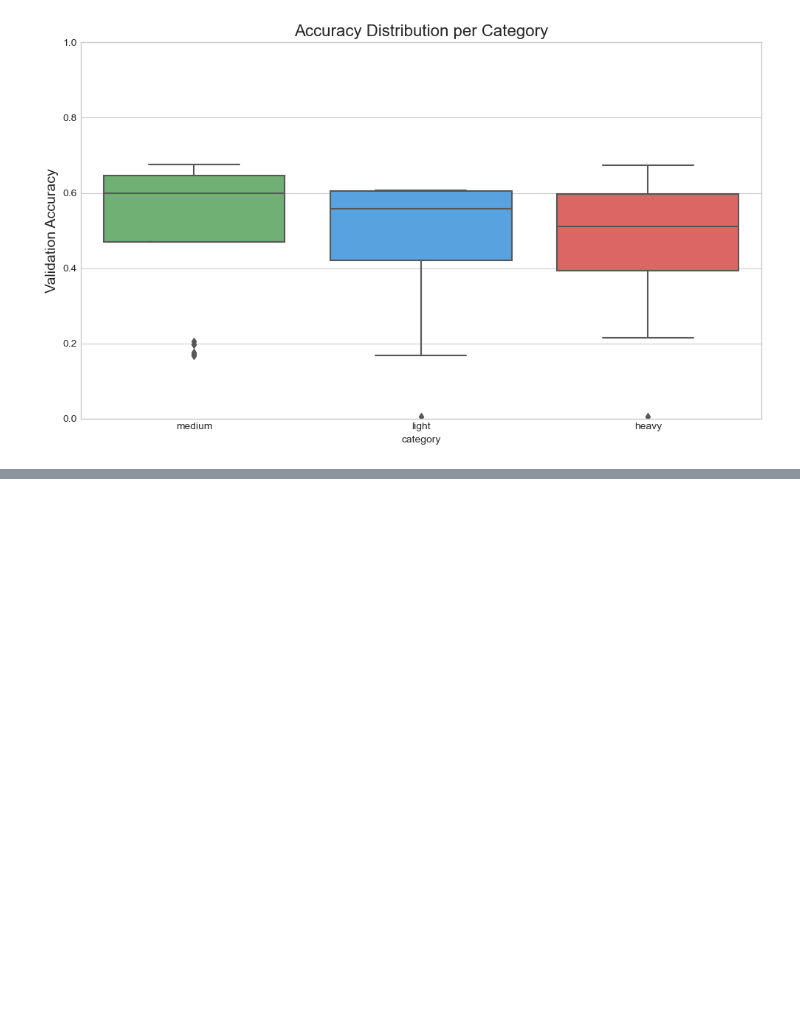
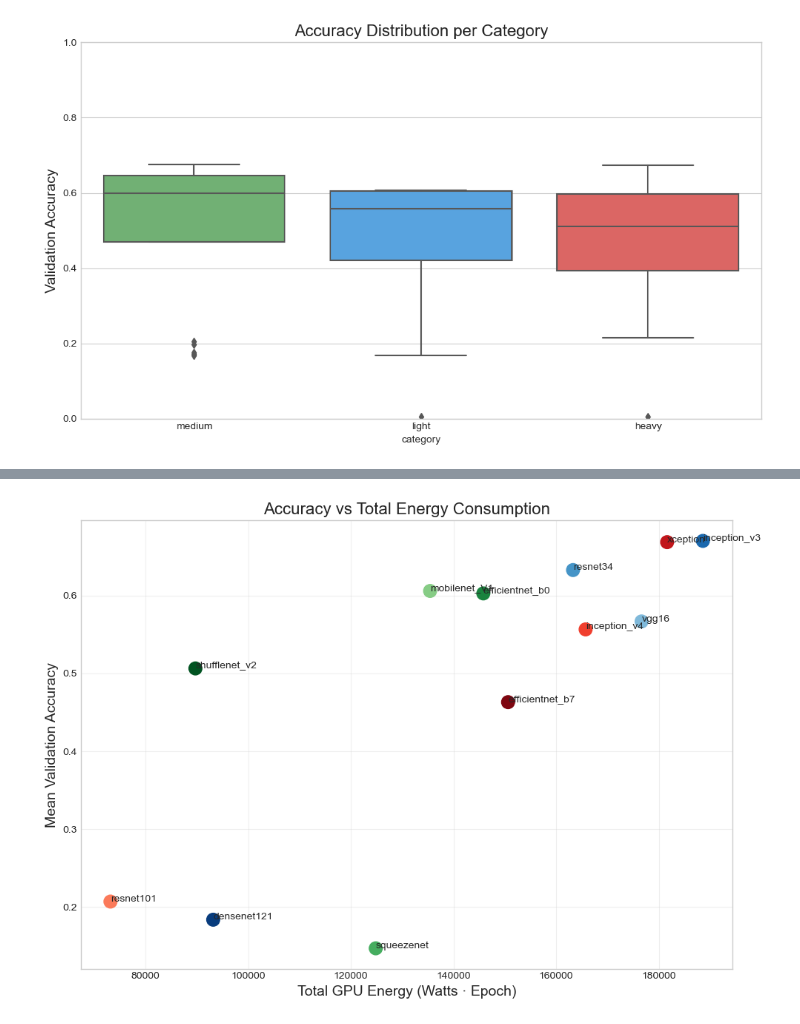
Before and after one commit to ArthurDohnert/CNNs-Performance-Analysis, a Jupyter notebook: analysis_report.ipynb, the cells around one changed output, grey strips where cells are left out. Saved outputs shown, nothing was run; the diff lists cells and outputs as text; code cells hidden in the pictures; blank space fills up the shorter version.

```diff
--- a/analysis_report.ipynb
+++ b/analysis_report.ipynb
@@ -918,0 +950,36 @@ plt.show()
+# %%
+
+tradeoff_energy_df = pd.merge(
+    acc_mean,  # sua tabela com acc_mean por modelo
+    energy_df, # tabela criada acima
+    on="model"
+)
+
+plt.figure(figsize=(10, 7))
+
+plt.scatter(
+    tradeoff_energy_df["total_gpu_energy"],
+    tradeoff_energy_df["mean_val_accuracy"],
+    s=160,
+    c=[model_colors[m] for m in tradeoff_energy_df["model"]],
+)
+
+for _, row in tradeoff_energy_df.iterrows():
+    plt.text(
+        row["total_gpu_energy"],
+        row["mean_val_accuracy"],
+        row["model"],
+        fontsize=10,
+    )
+
+plt.xlabel("Total GPU Energy (Watts · Epoch)", fontsize=14)
+plt.ylabel("Mean Validation Accuracy", fontsize=14)
+plt.title("Accuracy vs Total Energy Consumption", fontsize=16)
+plt.grid(alpha=0.3)
+
+plt.tight_layout()
+plt.savefig("reports/results/accuracy_vs_energy.png", dpi=300, bbox_inches="tight")
+plt.savefig("reports/results/accuracy_vs_energy.pdf", bbox_inches="tight")
+plt.show()
+# %% [output]
+[figure, added]
```
Also changed, not shown: parts of 2 cells of this notebook, 3 other files.
